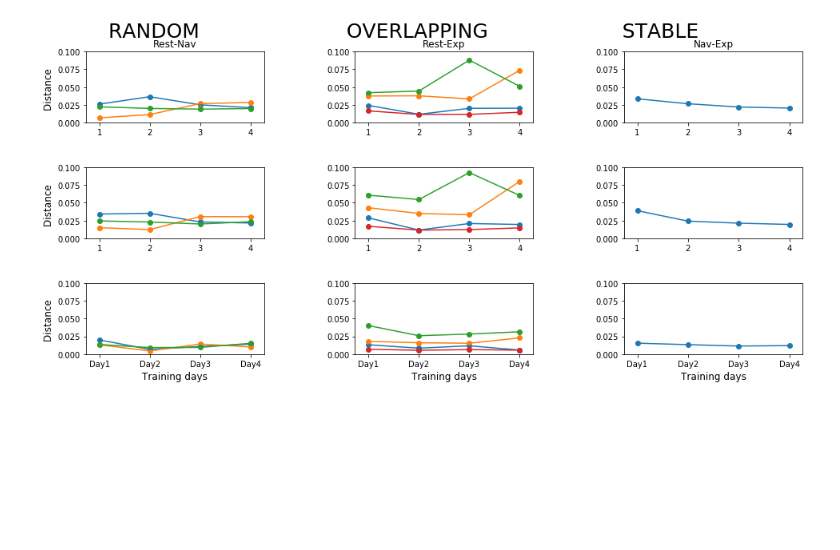
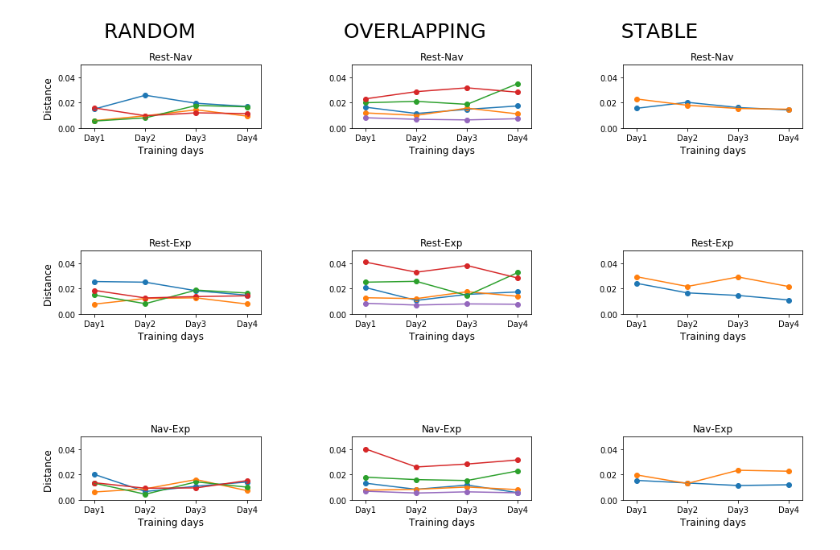
Before and after one commit to melisamc89/neural_analysys, a Jupyter notebook: src/population_vector_distance_all_mice.ipynb, the cells around one changed output. Saved outputs shown, nothing was run; the diff lists cells and outputs as text; code cells hidden in the pictures; blank space fills up the shorter version.

```diff
--- a/src/population_vector_distance_all_mice.ipynb
+++ b/src/population_vector_distance_all_mice.ipynb
@@ -16,11 +16,11 @@ import scipy
 cmap = cm.jet
 import math
 # %%
-mouse_vector = [56165, 32363, 32364, 32365]
+mouse_vector = [56165, 56166, 32363, 32364, 32365]
 conditions_vector = ['RANDOM', 'OVERLAPPING','STABLE']
-sessions_random = [4,1,0,2]
-sessions_overlapping = [1,2,1,3]
-sessions_stable = [2,0,0,0]
+sessions_random = [4,1,1,0,2]
+sessions_overlapping = [1,3,2,1,3]
+sessions_stable = [2,0,0,2,0]
 
 sessions = [sessions_random, sessions_overlapping, sessions_stable]
 
@@ -36,7 +36,8 @@ registration_v = 0        ## registration version
 # registration_v = 2        ## registration version
 sf = 10                   ## sampling frequency of the original signal
 re_sf= 10                 ## value of resampling
-period = 6
+period = int(6 * sf / re_sf)
+period_resting = period *10
 
 print(sessions)
 # %% [output]
@@ -139,6 +140,9 @@ for session_type in range(len(sessions)):
 
                 object_list = []
                 for target in [0,1,2]:
+                    period1 = period
+                    if target == 0:
+                        period1 = period_resting
                     object_data = []
                     position_events = np.where(events == target)[0]
                     events_duration = events_counter[position_events]   # convert to seconds
@@ -146,7 +150,7 @@ for session_type in range(len(sessions)):
                     i = 0
                     for event in events_duration:
                         if event > period:
-                            object_data.append(activity_list[day][:,time[i]:time[i]+period])
+                            object_data.append(activity_list[day][:,time[i]:time[i]+period1])
                         i = i + 1
                     object_list.append(object_data)
                 behavioural_events_days_list.append(object_list)
@@ -171,12 +175,15 @@ for session_type in range(len(sessions)):
                 matrix_limits = []
                 for i in range(len(behavioural_events_days_list[day])):
                     if behavioural_events_days_list[day][i]:
+                        period1 = period
+                        if i == 0:
+                            period1=period_resting
                         mean_over_trials =  np.mean(behavioural_events_days_list[day][i], axis= 0)
-                        matrix1 = np.zeros((len(mean_over_trials),period*len(behavioural_events_days_list[day][i])))
+                        matrix1 = np.zeros((len(mean_over_trials),period1*len(behavioural_events_days_list[day][i])))
                         for j in range(len(behavioural_events_days_list[day][i])):
-                            matrix1[:,j*period:(j+1)*period] = behavioural_events_days_list[day][i][j]
+                            matrix1[:,j*period1:(j+1)*period1] = behavioural_events_days_list[day][i][j]
                         matrix_list.append(matrix1)
-                        matrix_limits.append([matrix_size, matrix_size + period*len(behavioural_events_days_list[day][i])])
+                        matrix_limits.append([matrix_size, matrix_size + period1*len(behavioural_events_days_list[day][i])])
                         matrix_size = matrix_size + period*len(behavioural_events_days_list[day][i])
                 auxiliar_matrix = np.zeros((len(mean_over_trials),matrix_size))
                 for i in range(len(matrix_list)):
@@ -191,7 +198,7 @@ for session_type in range(len(sessions)):
                 for i in range(len(population_vector[day])):
                     for j in range(len(population_vector[day])):
                         distance = np.linalg.norm(population_vector[day][i]-population_vector[day][j])
-                        euclidean_distance[i,j]= distance / population_vector[day][i].shape
+                        euclidean_distance[i,j]= distance  / population_vector[day][i].shape
                 euclidean_distance_list.append(euclidean_distance)
             distance_list_mouse.append(euclidean_distance_list)
     distance_list.append(distance_list_mouse)
@@ -202,40 +206,39 @@ for session_type in range(len(sessions)):
 fig = plt.figure()
 gs = plt.GridSpec(3,3)
 
 condition_name = ['Rest-Nav','Rest-Exp','Nav-Exp']
 x_axes = ['Day1', 'Day2', 'Day3', 'Day4']
 
 evolution_list = []
 for condition in range(3):
     for mouse in range(len(distance_list[condition])):
         evolution = np.zeros((4,3))
         for day in range(len(distance_list[condition][mouse])):
             evolution[day][0] = distance_list[condition][mouse][day][0,1]
             evolution[day][1] = distance_list[condition][mouse][day][0,2]
             evolution[day][2] = distance_list[condition][mouse][day][1,2]
 
         for i in range(3):
             ax = fig.add_subplot(gs[i,condition])
-            if i == 0:
-                ax.set_title(condition_name[condition])
+            ax.set_title(condition_name[i])
             if condition ==0:
                 ax.set_ylabel('Distance ',fontsize = 12)
-            if i == 2:
-                ax.set_xlabel('Training days', fontsize = 12)
-                x_pos = np.arange(1,5)
-                ax.set_xticks(x_pos)
-                ax.set_xticklabels(x_axes)
+            ax.set_xlabel('Training days', fontsize = 12)
+            x_pos = np.arange(1,5)
+            ax.set_xticks(x_pos)
+            ax.set_xticklabels(x_axes)
 
 
             ax.plot([1,2,3,4],evolution[:,i])
             ax.scatter([1,2,3,4],evolution[:,i])
-            ax.set_ylim([0, 0.1])
+
+            ax.set_ylim([0, 0.05])
 
 fig.tight_layout()
-fig.set_size_inches(15,7)
+fig.set_size_inches(15,10)
 fig.suptitle('RANDOM                       OVERLAPPING                     STABLE' , fontsize = 25)
 figure_name = figure_path +'distance_evolution_events_all_mice'+\
                              '_binsize_'+f'{re_sf}'+'_period_'+ f'{period}'  +'.png'
 fig.savefig(figure_name)
 # %% [output]
-[figure, old version]
+[figure, new version]
```
Also changed, not shown: parts of 3 cells of this notebook, 3 other files.
